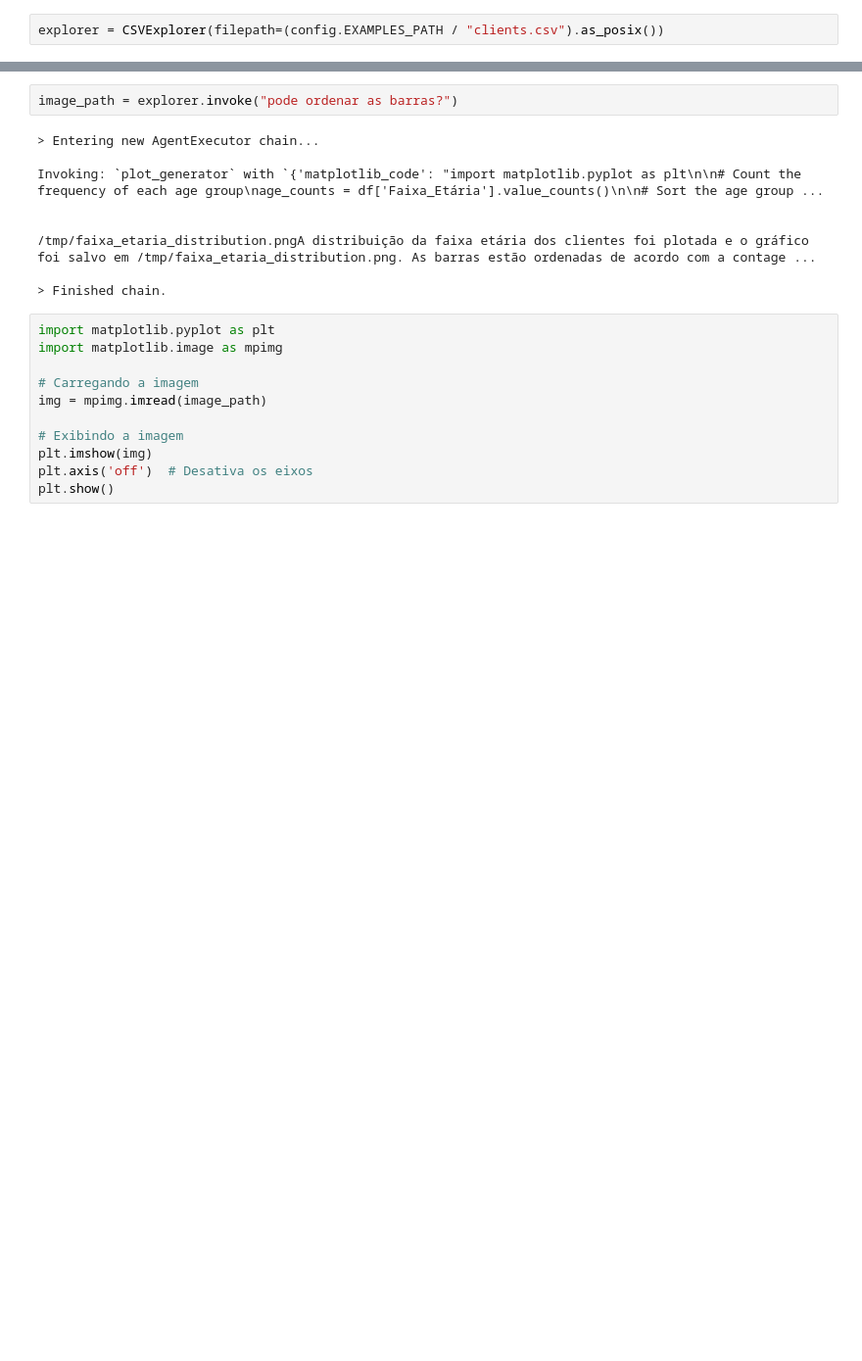
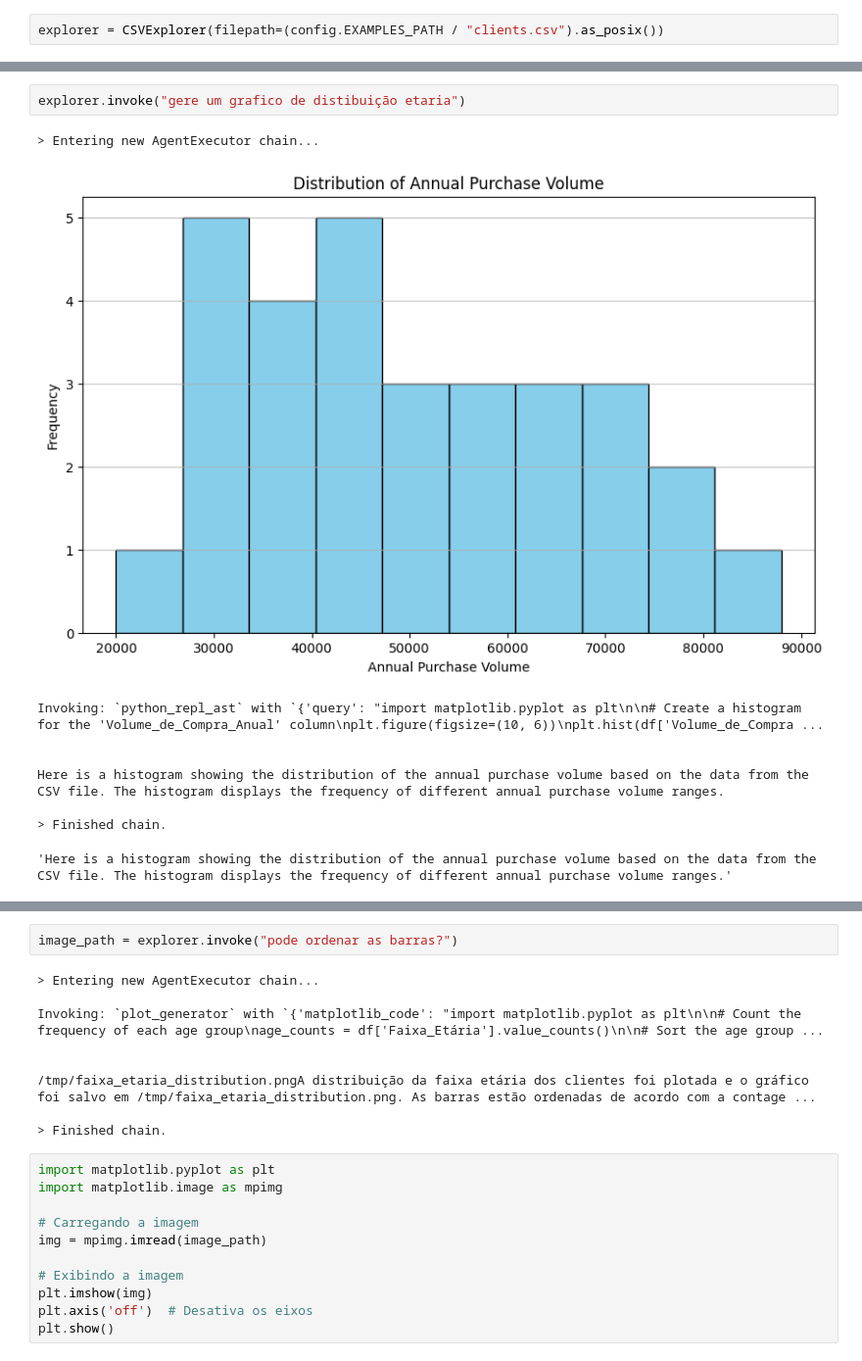
Before and after one commit to emdemor/CSV-Explorer, a Jupyter notebook: notebooks/discovery.ipynb, the cells around one changed output, grey strips where cells are left out. Shown at 98% size. Cells and saved outputs as stored; diff of their text form; blank space fills up the shorter version.

```diff
--- a/notebooks/discovery.ipynb
+++ b/notebooks/discovery.ipynb
@@ -33,0 +21,12 @@ Invoking: `plot_generator` with `{'matplotlib_code': "import pandas as pd\nimpor
+# %%
+explorer.invoke("gere um grafico de distibuição etaria")
+# %% [output]
+> Entering new AgentExecutor chain...
+[figure, added]
+Invoking: `python_repl_ast` with `{'query': "import matplotlib.pyplot as plt\n\n# Create a histogram for the 'Volume_de_Compra_Anual' column\nplt.figure(figsize=(10, 6))\nplt.hist(df['Volume_de_Compra ...
+
+
+Here is a histogram showing the distribution of the annual purchase volume based on the data from the CSV file. The histogram displays the frequency of different annual purchase volume ranges.
+
+> Finished chain.
+'Here is a histogram showing the distribution of the annual purchase volume based on the data from the CSV file. The histogram displays the frequency of different annual purchase volume ranges.'
```
Also changed, not shown: parts of 12 cells of this notebook, 3 other files.
